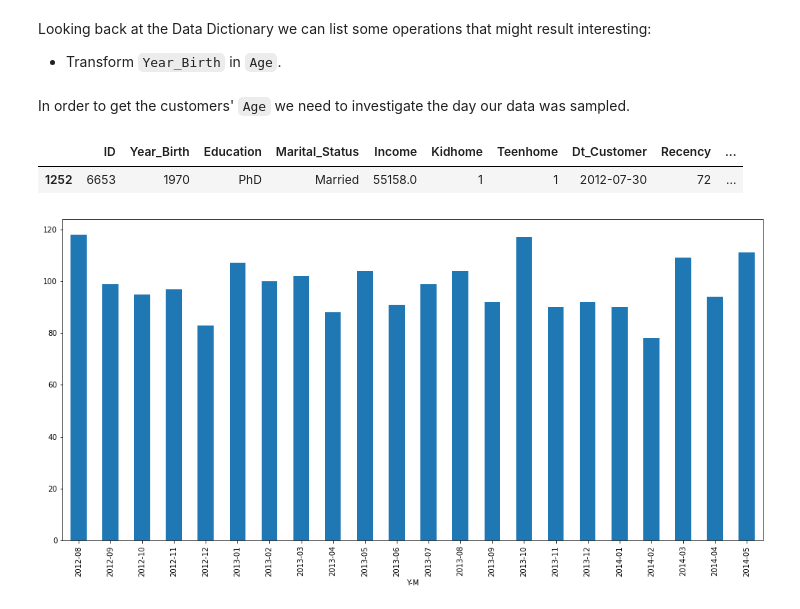
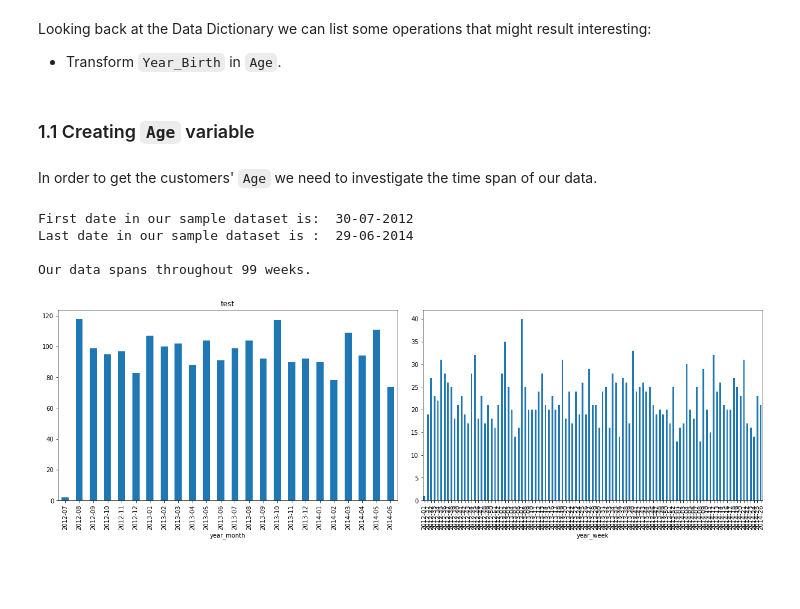
Before and after one commit to renanfmoises/consumer-behavior-analytics, a Jupyter notebook: notebooks/02. Consumer Behavior Analytics - Data Analysis.ipynb, the cells around one changed output. Drawn from its saved outputs; the diff is of its cells as text; code cells hidden in the pictures; blank space fills up the shorter version.

Commit message:
Notebook updates and dates operations

```diff
--- a/notebooks/02. Consumer Behavior Analytics - Data Analysis.ipynb
+++ b/notebooks/02. Consumer Behavior Analytics - Data Analysis.ipynb
@@ -65,10 +66,7 @@ We are all set. Let's mix some data.
 Looking back at the Data Dictionary we can list some operations that might result interesting:
 
 - Transform `Year_Birth` in `Age`.
+# %% [markdown]
+### 1.1 Creating `Age` variable
 # %% [markdown]
-In order to get the customers' `Age` we need to investigate the day our data was sampled.
+In order to get the customers' `Age` we need to investigate the time span of our data.
-# %%
-ccustomers[ccustomers['Dt_Customer'] == ccustomers['Dt_Customer'].min()]
-# %% [output]
-|  | ID | Year_Birth | Education | Marital_Status | Income | Kidhome | Teenhome | Dt_Customer | Recency | ... |
-| 1252 | 6653 | 1970 | PhD | Married | 55158.0 | 1 | 1 | 2012-07-30 | 72 | ... |
@@ -77,15 +73,40 @@ import datetime
+# %%
+min_date, max_date = ccustomers['Dt_Customer'].min().strftime('%d-%m-%Y'), \
+                            ccustomers['Dt_Customer'].dt.date.max().strftime('%d-%m-%Y')
+
+print('First date in our sample dataset is: ', min_date)
+print('Last date in our sample dataset is : ', max_date)
+
+# Calculating timespan from max_date and min_date
+span_df = (pd.to_datetime(max_date) - pd.to_datetime(min_date)) // np.timedelta64(1, 'W')
+
+print(f'\nOur data spans throughout {span_df} weeks.')
+# %% [output]
+First date in our sample dataset is:  30-07-2012
+Last date in our sample dataset is :  29-06-2014
+
+Our data spans throughout 99 weeks.
 # %%
 # Create dataset with features of interest
 age_analysis = ccustomers[['Year_Birth', 'Dt_Customer', 'Recency']]
 
 # Parse dates to Year-Month
-age_analysis['Y-M'] = ccustomers['Dt_Customer'].dt.strftime('%Y-%m')
+age_analysis['year_month'] = ccustomers['Dt_Customer'].dt.strftime('%Y-%m')
+age_analysis['year_week'] = ccustomers['Dt_Customer'].dt.strftime('%Y-%V')
 
 # Group data by Year-Month
-age_analysis_grouped = age_analysis.groupby(by = 'Y-M').count()
+age_analysis_grouped_month_year = age_analysis.groupby(by = 'year_month').count()
+age_analysis_grouped_week_year = age_analysis.groupby(by = 'year_week').count()
 
+
+# Plotting to see distribution
+fig, axs = plt.subplots(1, 2, figsize = (17, 5))
+plt.tight_layout()
 # Plot Year-Month
-plt.figure(figsize = (17, 8))
-age_analysis_grouped.drop(['2012-07', '2014-06'])['Year_Birth'].plot(kind = 'bar');
+age_analysis_grouped_month_year['Year_Birth'].plot(kind = 'bar', ax = axs[0])
+axs[0].set_title('test')
+
+# Plot Year-Year_week
+age_analysis_grouped_week_year['Year_Birth'].plot(kind = 'bar', ax = axs[1]);
 # %% [output]
-[figure, old version]
+[figure, new version]
```
Also changed, not shown: parts of 3 cells of this notebook.
